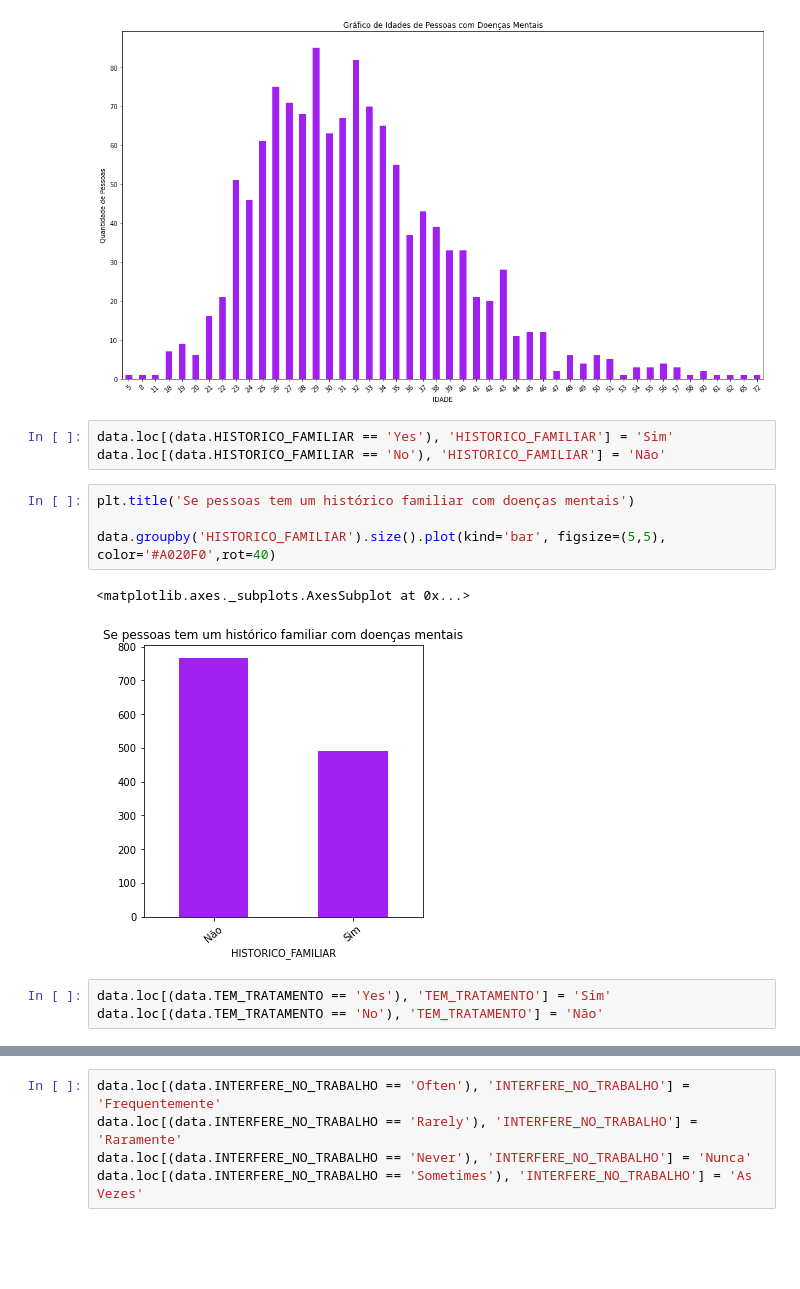
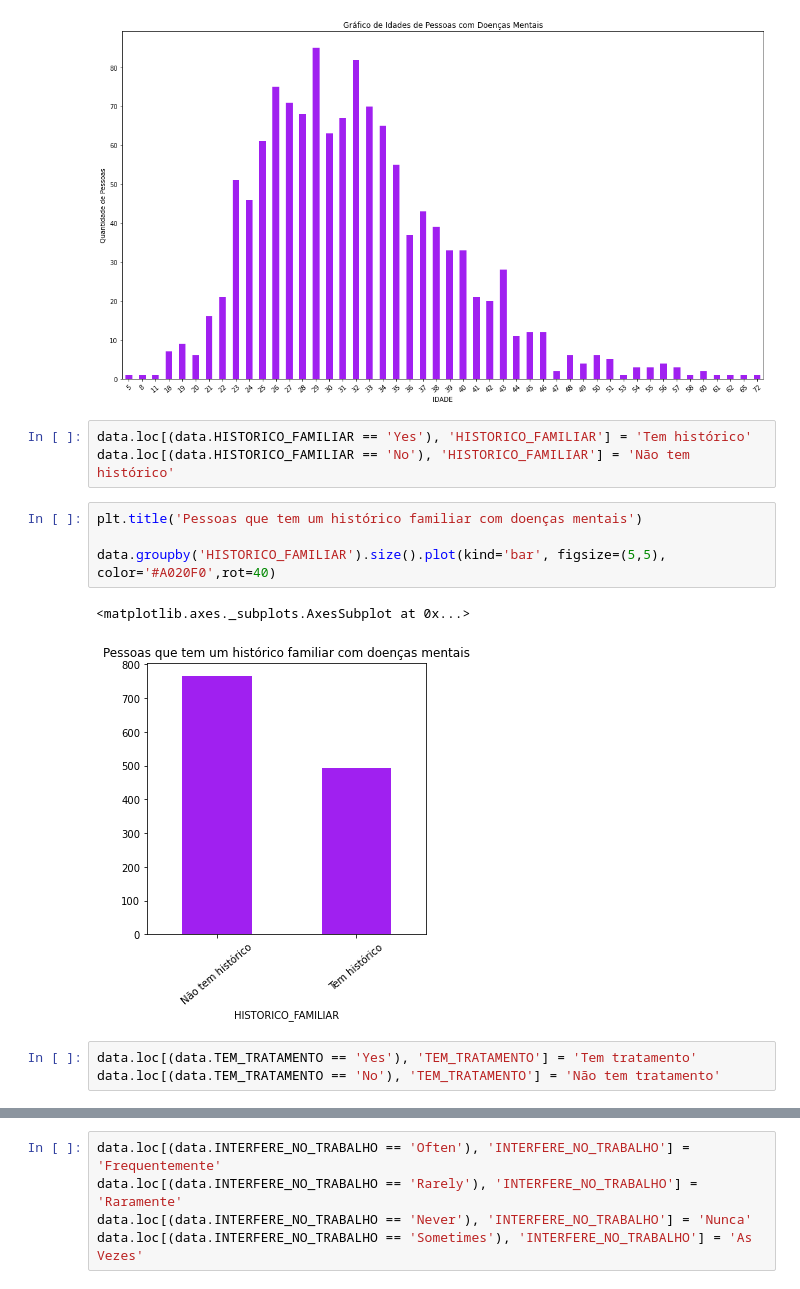
Before and after one commit to LarissaMiho/Analise-de-Dados-sobre-Saude-Mental, a Jupyter notebook: AnaliseDeDados-SaudeMental.ipynb, the cells around one changed output, grey strips where cells are left out. Cells and saved outputs as stored; diff of their text form; blank space fills up the shorter version.

```diff
--- a/AnaliseDeDados-SaudeMental.ipynb
+++ b/AnaliseDeDados-SaudeMental.ipynb
@@ -71,18 +71,18 @@ data.query('IDADE >= 0 and IDADE <= 120').groupby('IDADE').size().plot(kind='bar
 <matplotlib.axes._subplots.AxesSubplot at 0x...>
 [figure]
 # %%
-data.loc[(data.HISTORICO_FAMILIAR == 'Yes'), 'HISTORICO_FAMILIAR'] = 'Sim'
-data.loc[(data.HISTORICO_FAMILIAR == 'No'), 'HISTORICO_FAMILIAR'] = 'Não'
+data.loc[(data.HISTORICO_FAMILIAR == 'Yes'), 'HISTORICO_FAMILIAR'] = 'Tem histórico'
+data.loc[(data.HISTORICO_FAMILIAR == 'No'), 'HISTORICO_FAMILIAR'] = 'Não tem histórico'
 # %%
-plt.title('Se pessoas tem um histórico familiar com doenças mentais')
+plt.title('Pessoas que tem um histórico familiar com doenças mentais')
 
 data.groupby('HISTORICO_FAMILIAR').size().plot(kind='bar', figsize=(5,5),  color='#A020F0',rot=40)
 # %% [output]
 <matplotlib.axes._subplots.AxesSubplot at 0x...>
-[figure, old version]
+[figure, new version]
 # %%
-data.loc[(data.TEM_TRATAMENTO == 'Yes'), 'TEM_TRATAMENTO'] = 'Sim'
-data.loc[(data.TEM_TRATAMENTO == 'No'), 'TEM_TRATAMENTO'] = 'Não'
+data.loc[(data.TEM_TRATAMENTO == 'Yes'), 'TEM_TRATAMENTO'] = 'Tem tratamento'
+data.loc[(data.TEM_TRATAMENTO == 'No'), 'TEM_TRATAMENTO'] = 'Não tem tratamento'
 # %%
 plt.title('Pessoas com doenças mentais que tem tratamento')
 
```
Also changed, not shown: parts of 4 cells of this notebook.
